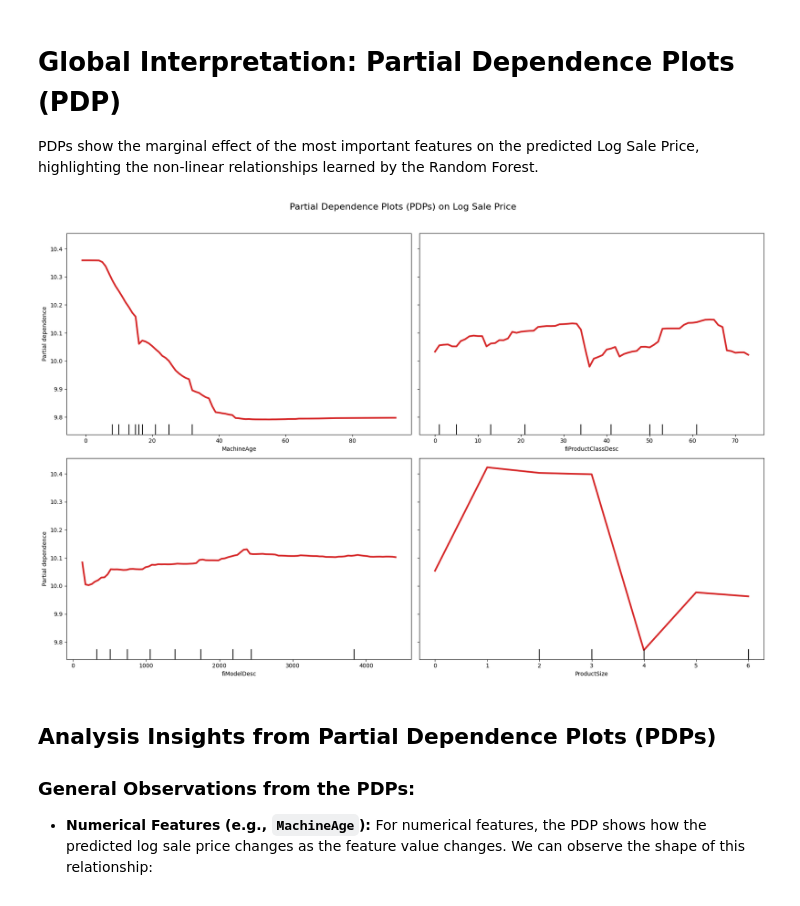
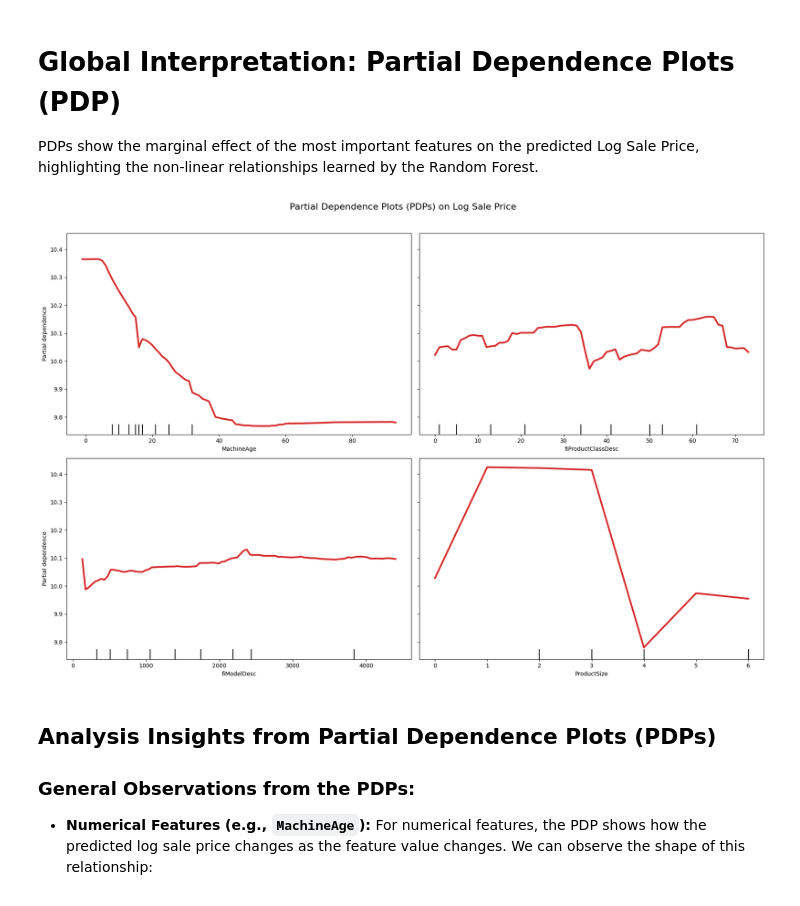
Before and after one commit to kunal768/CMPE255-Predicting-Bulldozer-Auction-Prices, a Jupyter notebook: random_forest_regression.ipynb, the cells around one changed output. Saved outputs shown, nothing was run; the diff lists cells and outputs as text; code cells hidden in the pictures.

```diff
--- a/random_forest_regression.ipynb
+++ b/random_forest_regression.ipynb
@@ -951,7 +917,8 @@ import numpy as np # Import numpy for isnan
 
 TARGET_NAME = 'SalePrice_log'
 # 'PricePerAge' was built using SalePrice, so it's a "leaky" feature and must be dropped.
-leaky_cols = ['PricePerAge']
+# 'SalesID' and 'MachineID' are identifiers, not predictive features, and cause memorization.
+leaky_cols = ['PricePerAge', 'SalesID', 'MachineID']
 
 # Create X_train, y_train from 'df_processed'
 y_train = df_processed[TARGET_NAME]
@@ -1197,21 +1059,0 @@ We have selected the best min_samples_leaf (3) for our case. Now we tune max_fea
-# %%
-# Assuming optimal_min_samples_leaf = 3 from Step 1 results
-optimal_min_samples_leaf = 3
-
-# We test a range of max_features from 30% to 100%
-max_features_tests = [0.3, 0.5, 0.6, 0.7, 0.9, 1.0]
-
-print(f"Tuning max_features with fixed min_samples_leaf = {optimal_min_samples_leaf}")
-
-for mf in max_features_tests:
-    m_mf = RandomForestRegressor(
-        n_estimators=100,
-        min_samples_leaf=optimal_min_samples_leaf,
-        max_features=mf,
-        n_jobs=-1,
-        oob_score=True,
-        random_state=42
-    )
-    m_mf.fit(X_train, y_train)
-    print(f"Tuning max_features={mf}:")
-    print_tuning_score(m_mf)
@@ -1413,35 +1123,43 @@ PDPs show the marginal effect of the most important features on the predicted Lo
 # %%
 from sklearn.inspection import PartialDependenceDisplay
 import matplotlib.pyplot as plt
 import numpy as np
 
 TOP_FEATURES_FOR_PDP = [
     'MachineAge',           # How machine age (time-based) affects price
     'fiProductClassDesc',   # How product category affects price (Categorical)
     'fiModelDesc',          # Specific model details
     'ProductSize'           # Size/class of the machine
 ]
 
 # Set up the figure for plotting 1D PDPs
 fig, ax = plt.subplots(figsize=(18, 12), ncols=2, nrows=2)
 
 # Generate and plot PDPs
-# The model object is assumed to be 'm_final' and trained on 'X_train'
+# The model object is assumed to be 'm_baseline' and trained on 'X_train'
+# Convert to numpy array to avoid pickling issues with pandas DataFrames in multiprocessing
+if hasattr(X_train, 'to_numpy'):
+    X_train_array = X_train.to_numpy()
+    feature_names = X_train.columns.tolist()  # Save feature names for PartialDependenceDisplay
+else:
+    X_train_array = X_train
+    feature_names = None  # If already numpy, feature names not needed
 PartialDependenceDisplay.from_estimator(
-    m_final,
-    X_train,
+    m_baseline,
+    X_train_array,
     features=TOP_FEATURES_FOR_PDP,
+    feature_names=feature_names,  # Pass feature names so sklearn can map feature names to indices
     kind='average',
     ax=ax,
-    n_jobs=-1,
+    n_jobs=1,  # Use n_jobs=1 to avoid pickling issues with pandas DataFrames
     line_kw={"color": "#d62728", "linewidth": 3},
 )
 
 fig.suptitle('Partial Dependence Plots (PDPs) on Log Sale Price', fontsize=16)
 plt.tight_layout(rect=[0, 0, 1, 0.96])
 plt.show()
 # %% [output]
-[figure, old version]
+[figure, new version]
 # %% [markdown]
 ## Analysis Insights from Partial Dependence Plots (PDPs)
 
```
Also changed, not shown: parts of 46 cells of this notebook.
